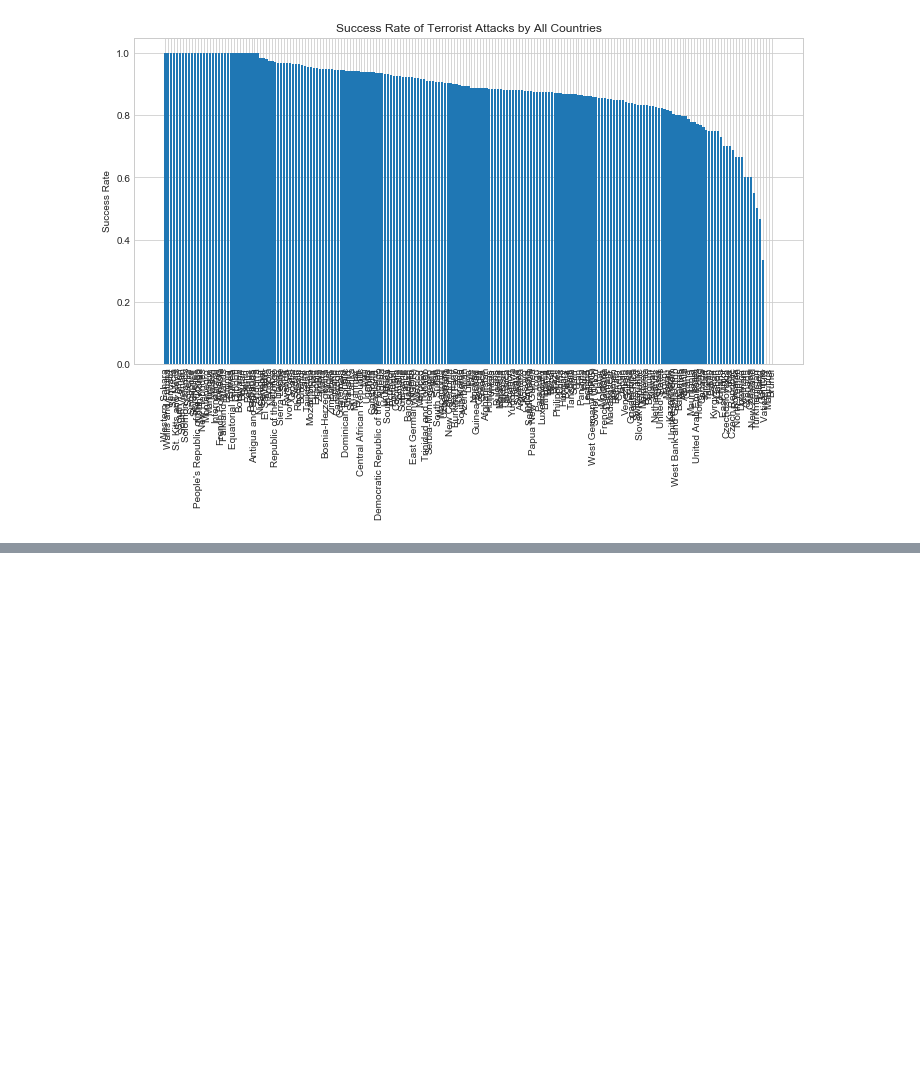
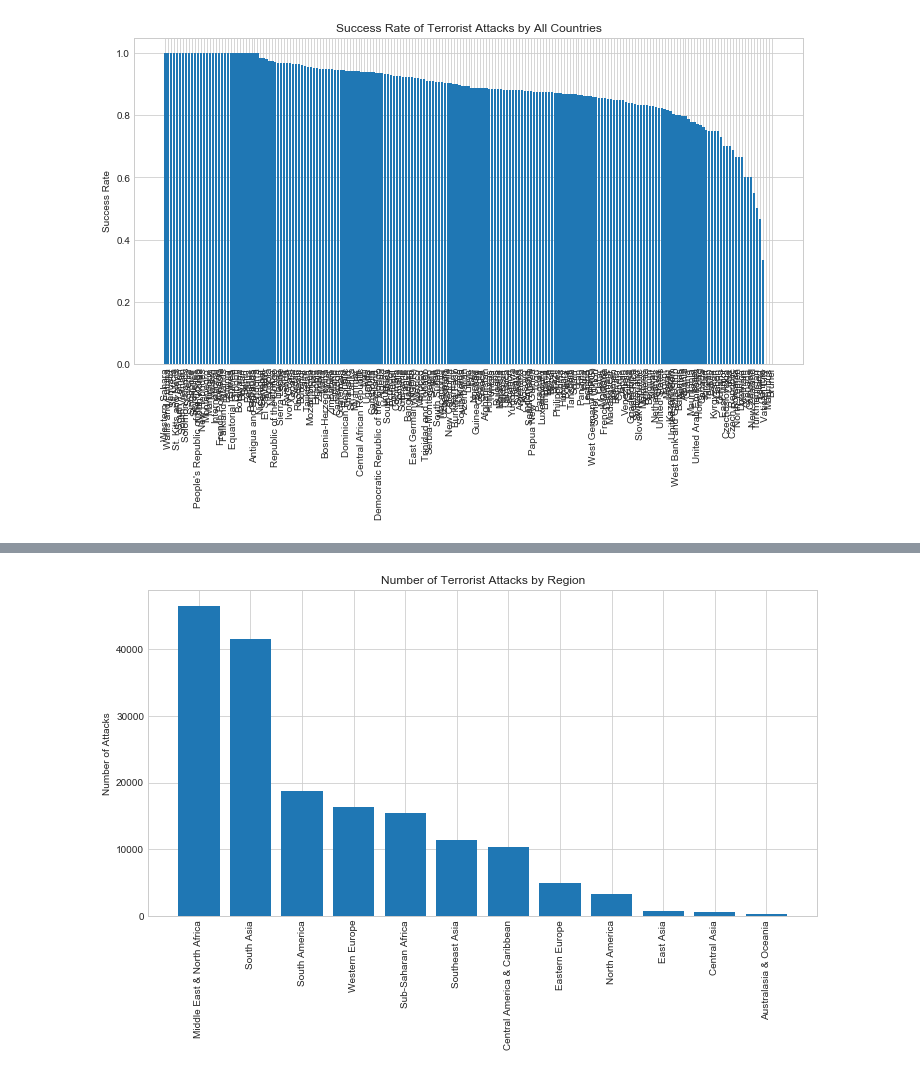
Before and after one commit to jacobakh/ML4CT, a Jupyter notebook: akhil_exploration.ipynb, the cells around one changed output, grey strips where cells are left out. Cells and saved outputs as stored; diff of their text form; code cells hidden in the pictures; blank space fills up the shorter version.

```diff
--- a/akhil_exploration.ipynb
+++ b/akhil_exploration.ipynb
@@ -63,0 +91,26 @@ plot_attribute_success(get_success_tuples('country_txt'), 'All Countries')
+# %%
+def get_num_attacks_tuples(attribute):
+    attribute_vals = raw[attribute].unique()
+    out = {}
+    for val in attribute_vals:
+        df_subset = raw[raw[attribute] == val]
+        num_attacks = len(df_subset)
+        out[val] = num_attacks
+    return sorted(out.items(), key=lambda tup: (tup[1], tup[0]), reverse=True)
+
+def plot_count_by_attribute(num_attacks_tuples, attribute):
+    plt.figure(figsize=(12, 6))
+
+    y_pos = np.arange(len(num_attacks_tuples))
+
+    plt.bar(y_pos, [x[1] for x in num_attacks_tuples])
+    plt.xticks(y_pos, [x[0] for x in num_attacks_tuples])
+
+    plt.ylabel('Number of Attacks')
+    plt.title('Number of Terrorist Attacks by {}'.format(attribute))
+    plt.xticks(rotation=90)
+    plt.show();
+# %%
+plot_count_by_attribute(get_num_attacks_tuples('region_txt'), 'Region')
+# %% [output]
+[figure, added]
```
Also changed, not shown: parts of 18 cells of this notebook.
